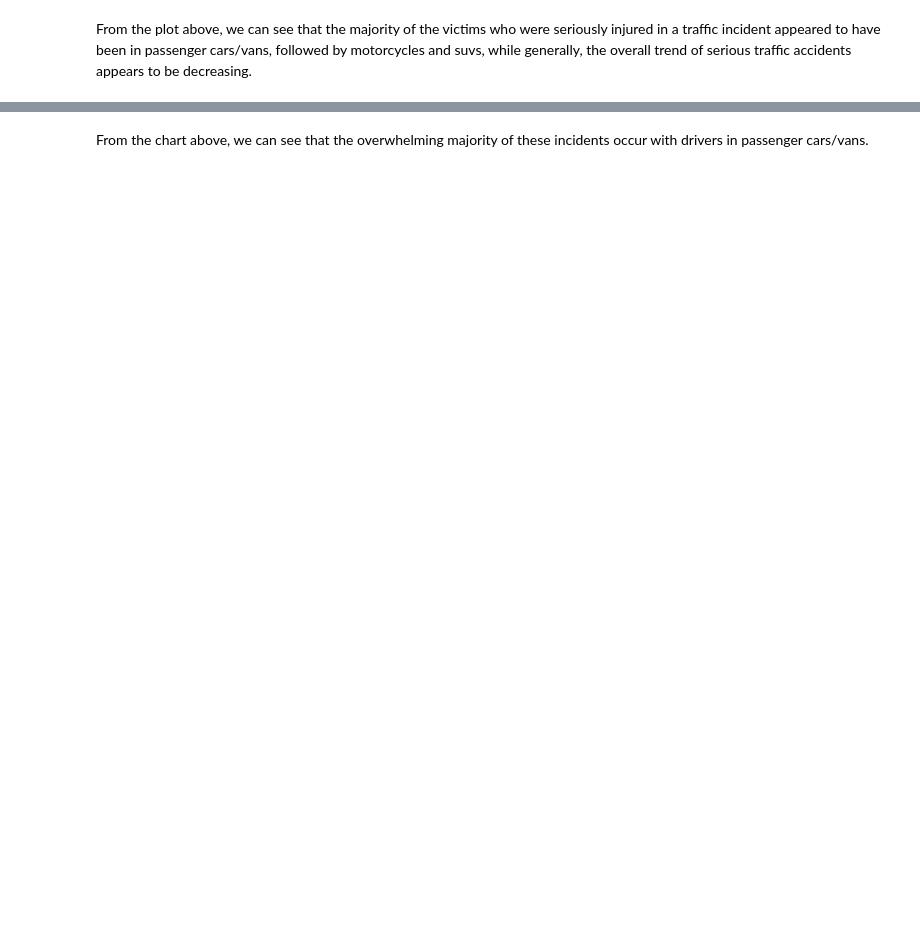
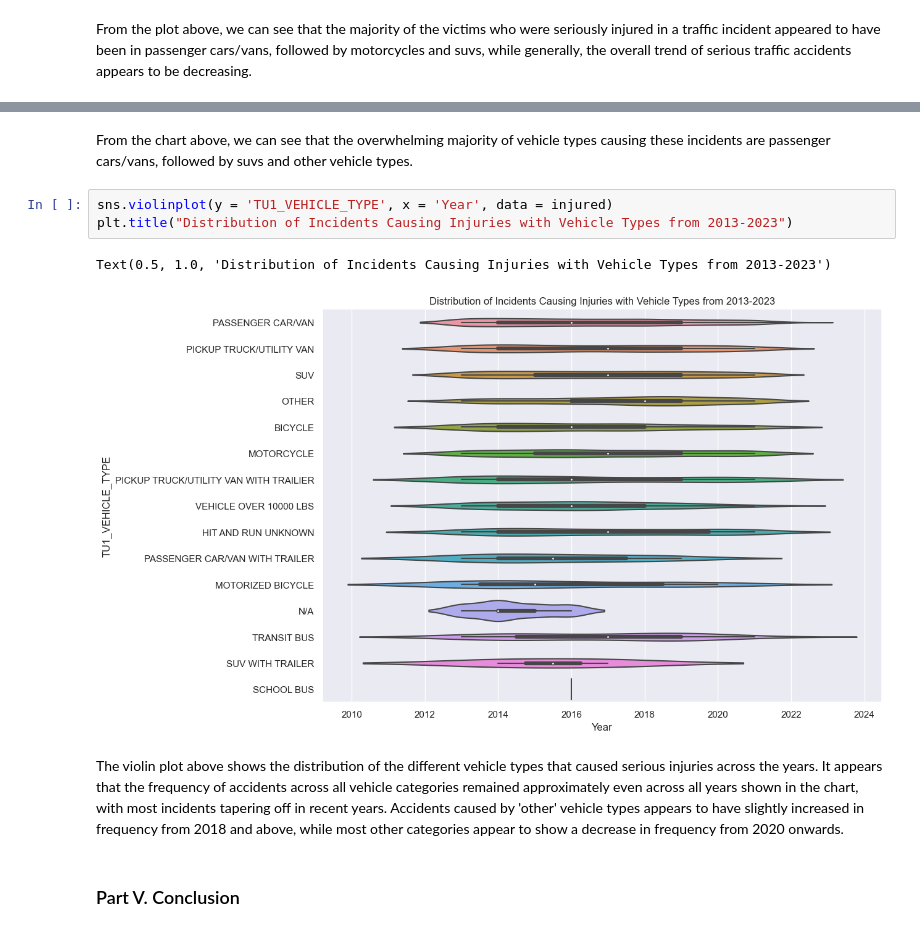
Before and after one commit to zjfrancis/data_science_tools, a Jupyter notebook: Final_Project.ipynb, the cells around one changed output, grey strips where cells are left out. Cells and saved outputs as stored; diff of their text form; blank space fills up the shorter version.

```diff
--- a/Final_Project.ipynb
+++ b/Final_Project.ipynb
@@ -544,2 +553,12 @@ Text(0, 0.5, 'Vehicle type')
 # %% [markdown]
-From the chart above, we can see that the overwhelming majority of these incidents occur with drivers in passenger cars/vans.
+From the chart above, we can see that the overwhelming majority of vehicle types causing these incidents are passenger cars/vans, followed by suvs and other vehicle types.
+# %%
+sns.violinplot(y = 'TU1_VEHICLE_TYPE', x = 'Year', data = injured)
+plt.title("Distribution of Incidents Causing Injuries with Vehicle Types from 2013-2023")
+# %% [output]
+Text(0.5, 1.0, 'Distribution of Incidents Causing Injuries with Vehicle Types from 2013-2023')
+[figure, added]
+# %% [markdown]
+The violin plot above shows the distribution of the different vehicle types that caused serious injuries across the years. It appears that the frequency of accidents across all vehicle categories remained approximately even across all years shown in the chart, with most incidents tapering off in recent years. Accidents caused by 'other' vehicle types appears to have slightly increased in frequency from 2018 and above, while most other categories appear to show a decrease in frequency from 2020 onwards.
+# %% [markdown]
+### Part V. Conclusion
```
Also changed, not shown: parts of 8 cells of this notebook.
